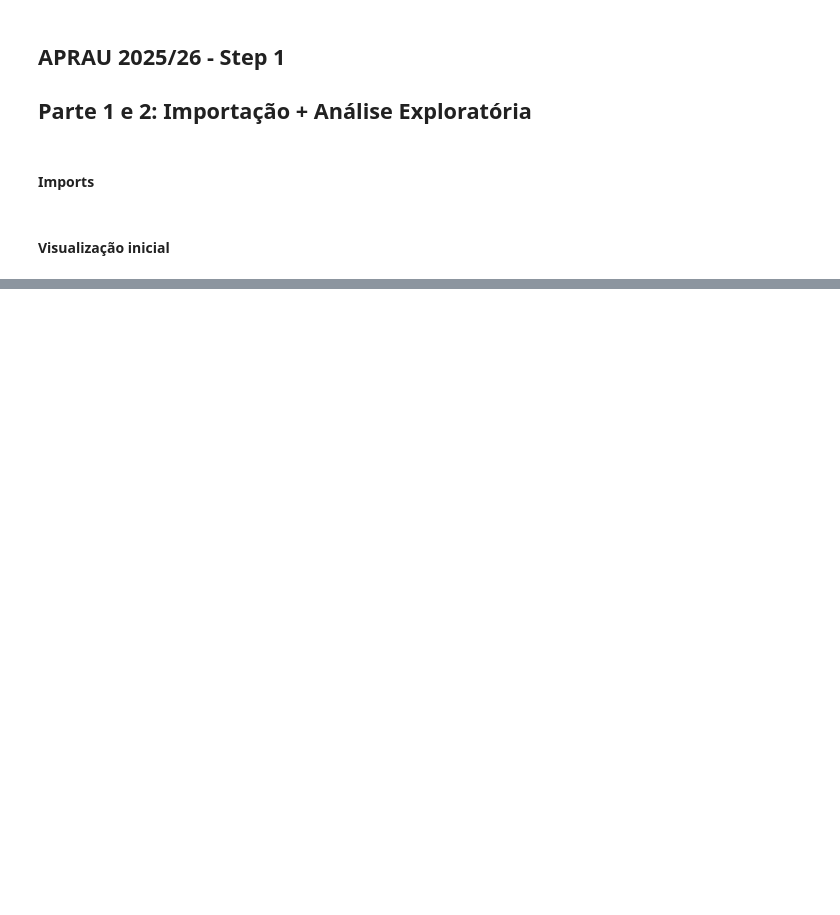
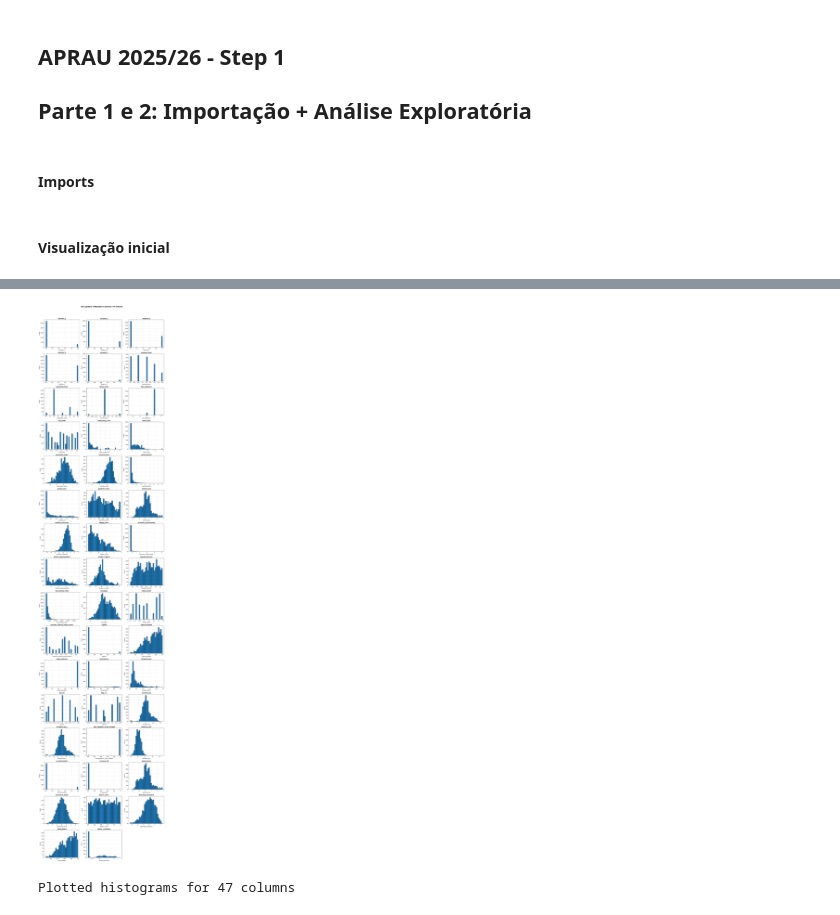
Before and after one commit to 1201806/APRAU_Group_20, a Jupyter notebook: JF_trabalho.ipynb, the cells around one changed output, grey strips where cells are left out. Saved outputs shown, nothing was run; the diff lists cells and outputs as text; code cells hidden in the pictures; blank space fills up the shorter version.

```diff
--- a/JF_trabalho.ipynb
+++ b/JF_trabalho.ipynb
@@ -174,0 +234,10 @@ Passing `palette` without assigning `hue` is deprecated and will be removed in v
+# %%
+# 5) Confirmar colunas constantes (sem variabilidade)
+const_cols = [c for c in df_clean.columns
+              if c not in ["target_class", "target_regression"]
+              and df_clean[c].nunique(dropna=False) <= 1]
+if const_cols:
+    print(f"\nDropped constant columns: {const_cols}")
+    df_clean.drop(columns=const_cols, inplace=True)
+else:
+    print("\nNo constant columns found.")
@@ -174,0 +329,10 @@ Passing `palette` without assigning `hue` is deprecated and will be removed in v
+# %%
+# 10 Tratamento de Outliers
+
+num_cols = df_clean.select_dtypes(include="number").columns.tolist()
+for c in num_cols:
+    q1, q3 = df_clean[c].quantile([0.25, 0.75])
+    iqr = q3 - q1
+    low, high = q1 - 1.5*iqr, q3 + 1.5*iqr
+    df_clean[c] = df_clean[c].clip(lower=low, upper=high)
+print("Outliers atenuados via IQR clipping (opcional).")
@@ -174,0 +379,26 @@ Passing `palette` without assigning `hue` is deprecated and will be removed in v
+# %%
+MAX_HISTS = None
+num_cols = df_clean.select_dtypes(include="number").columns.tolist()
+
+cols_to_plot = num_cols[:MAX_HISTS] if MAX_HISTS else num_cols
+
+cols_per_row = 3
+rows = math.ceil(len(cols_to_plot) / cols_per_row)
+
+plt.figure(figsize=(cols_per_row * 5, rows * 4))
+for i, c in enumerate(cols_to_plot, 1):
+    plt.subplot(rows, cols_per_row, i)
+    df[c].hist(bins=30, edgecolor="black")
+    plt.title(c, fontsize=11, fontweight="bold")
+    plt.xlabel(c)
+    plt.ylabel("Count")
+    plt.grid(alpha=0.3)
+
+plt.tight_layout()
+plt.suptitle(f"Histograms of Numeric Columns ({len(cols_to_plot)} shown)", fontsize=14, fontweight="bold", y=1.02)
+plt.show()
+
+print(f"Plotted histograms for {len(cols_to_plot)} columns")
+# %% [output]
+[figure, added]
+Plotted histograms for 47 columns
```
Also changed, not shown: parts of 25 cells of this notebook.
